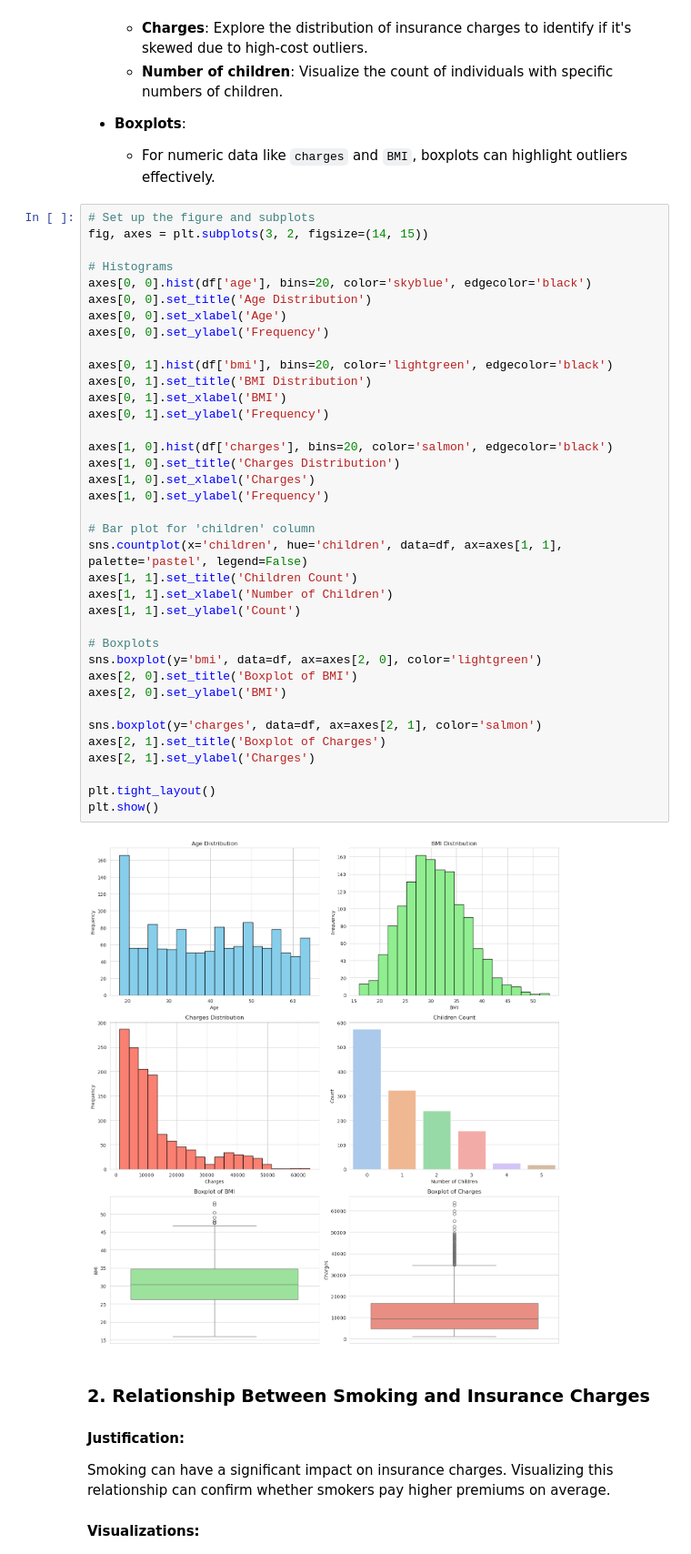
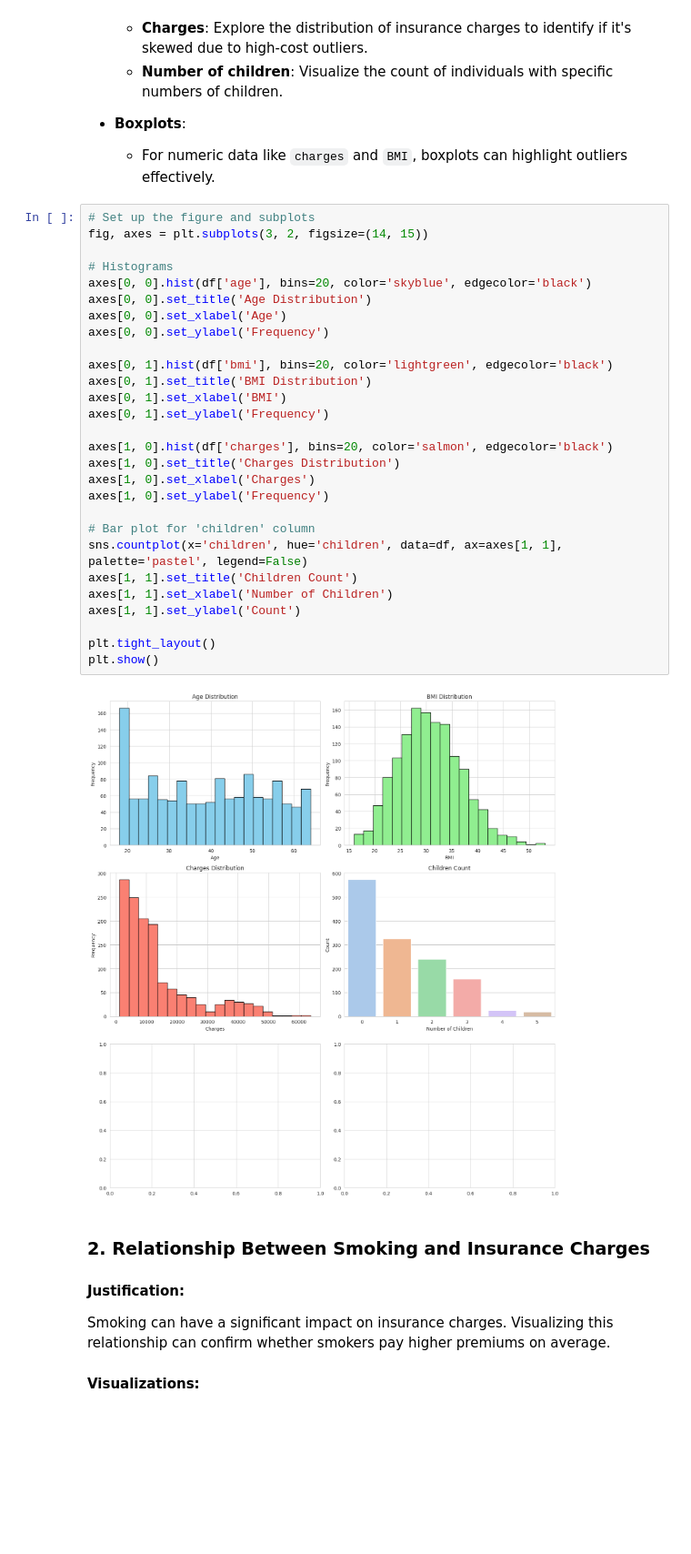
Before and after one commit to DO-2K23-26/mdn_math_insurance, a Jupyter notebook: insurance.ipynb, the cells around one changed output. Shown at 91% size. Drawn from its saved outputs; the diff is of its cells as text; blank space fills up the shorter version.

```diff
--- a/insurance.ipynb
+++ b/insurance.ipynb
@@ -64,42 +37,33 @@ Analyzing the distribution of variables like `age`, `bmi`, `charges`, and `child
 # %%
 # Set up the figure and subplots
 fig, axes = plt.subplots(3, 2, figsize=(14, 15))
 
 # Histograms
 axes[0, 0].hist(df['age'], bins=20, color='skyblue', edgecolor='black')
 axes[0, 0].set_title('Age Distribution')
 axes[0, 0].set_xlabel('Age')
 axes[0, 0].set_ylabel('Frequency')
 
 axes[0, 1].hist(df['bmi'], bins=20, color='lightgreen', edgecolor='black')
 axes[0, 1].set_title('BMI Distribution')
 axes[0, 1].set_xlabel('BMI')
 axes[0, 1].set_ylabel('Frequency')
 
 axes[1, 0].hist(df['charges'], bins=20, color='salmon', edgecolor='black')
 axes[1, 0].set_title('Charges Distribution')
 axes[1, 0].set_xlabel('Charges')
 axes[1, 0].set_ylabel('Frequency')
 
 # Bar plot for 'children' column
 sns.countplot(x='children', hue='children', data=df, ax=axes[1, 1], palette='pastel', legend=False)
 axes[1, 1].set_title('Children Count')
 axes[1, 1].set_xlabel('Number of Children')
 axes[1, 1].set_ylabel('Count')
 
-# Boxplots
-sns.boxplot(y='bmi', data=df, ax=axes[2, 0], color='lightgreen')
-axes[2, 0].set_title('Boxplot of BMI')
-axes[2, 0].set_ylabel('BMI')
-
-sns.boxplot(y='charges', data=df, ax=axes[2, 1], color='salmon')
-axes[2, 1].set_title('Boxplot of Charges')
-axes[2, 1].set_ylabel('Charges')
-
 plt.tight_layout()
 plt.show()
 # %% [output]
-[figure, old version]
+[figure, new version]
 # %% [markdown]
 
 ### 2. Relationship Between Smoking and Insurance Charges
```
Also changed, not shown: parts of 11 cells of this notebook.
